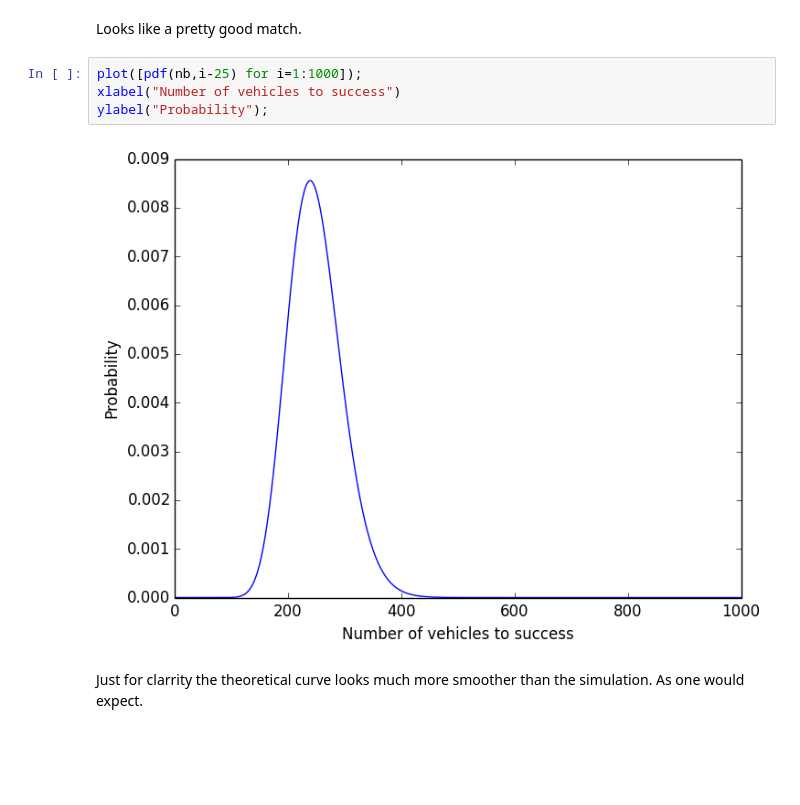
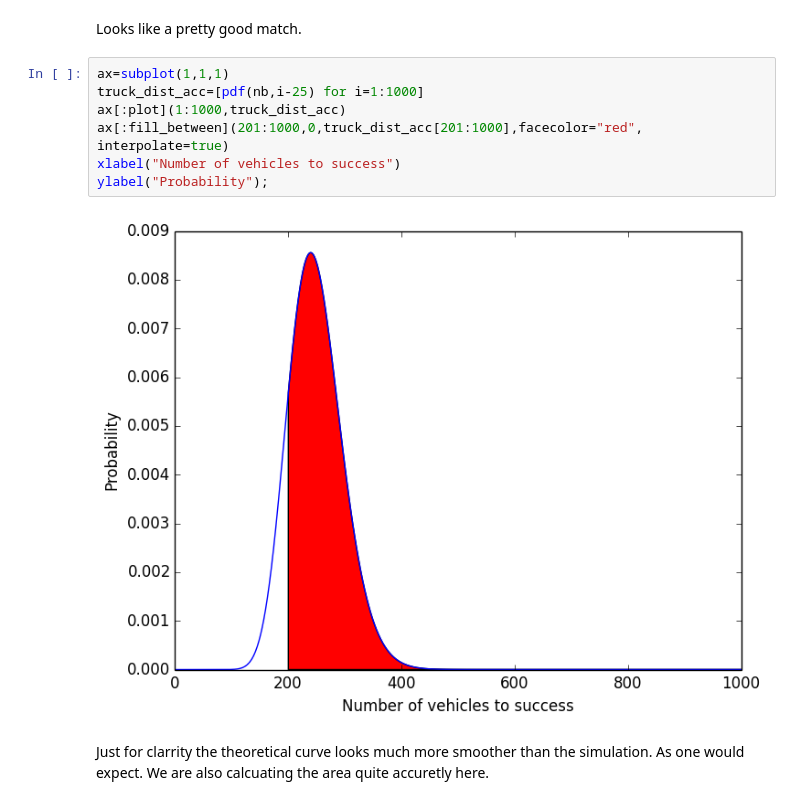
Before and after one commit to mbeltagy/CUAI2016, a Jupyter notebook: notebooks/05_LN.ipynb, the cells around one changed output. Cells and saved outputs as stored; diff of their text form; blank space fills up the shorter version.

Commit message:
Added extra smooth graph in the end

```diff
--- a/notebooks/05_LN.ipynb
+++ b/notebooks/05_LN.ipynb
@@ -187,10 +187,13 @@ ylabel("Probability");
 # %% [markdown]
 Looks like a pretty good match.
 # %%
-plot([pdf(nb,i-25) for i=1:1000]);
+ax=subplot(1,1,1)
+truck_dist_acc=[pdf(nb,i-25) for i=1:1000]
+ax[:plot](1:1000,truck_dist_acc)
+ax[:fill_between](201:1000,0,truck_dist_acc[201:1000],facecolor="red", interpolate=true)
 xlabel("Number of vehicles to success")
 ylabel("Probability");
 # %% [output]
-[figure, old version]
+[figure, new version]
 # %% [markdown]
-Just for clarrity the theoretical curve looks much more smoother than the simulation. As one would expect.
+Just for clarrity the theoretical curve looks much more smoother than the simulation. As one would expect. We are also calcuating the area quite accuretly here.
```
Also changed, not shown: parts of 5 cells of this notebook.
